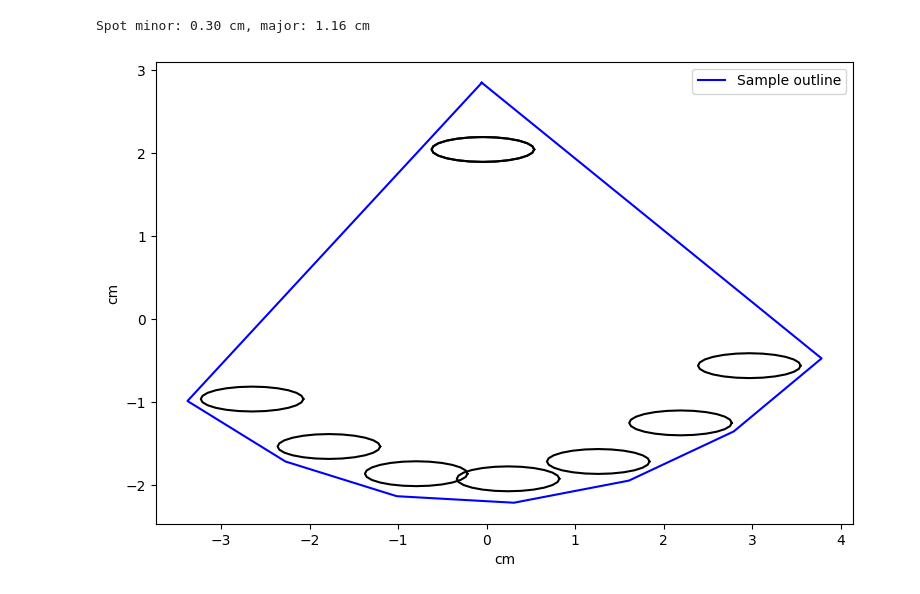
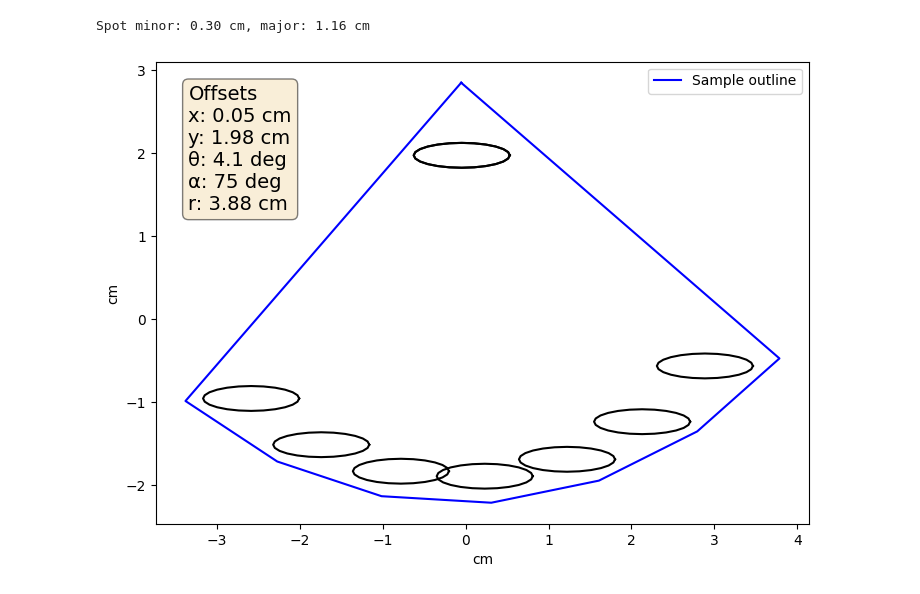
Before and after one commit to brown89/Callipso, a Jupyter notebook: MapGuide.ipynb, the cells around one changed output. Saved outputs shown, nothing was run; the diff lists cells and outputs as text; code cells hidden in the pictures.

```diff
--- a/MapGuide.ipynb
+++ b/MapGuide.ipynb
@@ -5,8 +5,9 @@ from Modules.ShapeShadow import Sector
 from Modules.Beamer import MapPattern, Spot, SpotCollection
 # %%
 # Setting up dummy coordinates for the MapPattern
+r_pattern = 3.8811
 sector = Sector(
-    radius=3.9836,
+    radius=r_pattern,
     angle_sweep=90
 )
 sector.rotate(225)
@@ -19,13 +20,15 @@ sample = Sector(
 sample.rotate(225 + 4.1).translate(-0.0542, 2.8507)
 
 # Spot
-spot = Spot(diameter=0.3, angle_incident=75)
+a_inc = 75
+spot = Spot(diameter=0.3, angle_incident=a_inc)
 print(f"Spot minor: {spot.diameter:.2f} cm, major: {spot.elongation():.2f} cm")
 
 # MapPattern
-xoff = 0.0422
-yoff = 2.0455
-mp = MapPattern(sector.x, sector.y, x_offset=-xoff, y_offset=yoff, theta_offset=4.1)
+xoff = 0.0474
+yoff = 1.9750
+toff = 4.1
+mp = MapPattern(sector.x, sector.y, x_offset=-xoff, y_offset=yoff, theta_offset=toff)
 
 # SpotCollection
 sc = SpotCollection(mp, spot)
@@ -34,16 +37,30 @@ Spot minor: 0.30 cm, major: 1.16 cm
 # %%
 s = 3
 fig, ax = plt.subplots(figsize=(3*s,2*s))
 ax.plot(sample.x, sample.y, '-b', label='Sample outline')
 
 for ell in sc.outlines():
     ax.plot(ell.x, ell.y, '-k')
 
 
 ax.set_xlabel('cm')
 ax.set_ylabel('cm')
 
+textstr = '\n'.join((
+    "Offsets",
+    f"x: {xoff:.2f} cm",
+    f"y: {yoff:.2f} cm",
+    f"\u03B8: {toff:.1f} deg",
+    f"\u03B1: {a_inc:.0f} deg",
+    f"r: {r_pattern:.2f} cm")
+)
+props = dict(boxstyle='round', facecolor='wheat', alpha=0.5)
+ax.text(0.05, 0.95, textstr, transform=ax.transAxes, fontsize=14,
+    verticalalignment='top', bbox=props)
+
+ax.set_aspect("equal")
+
 plt.legend()
 plt.show()
 # %% [output]
-[figure, old version]
+[figure, new version]
```
Also changed, not shown: 4 other files.
